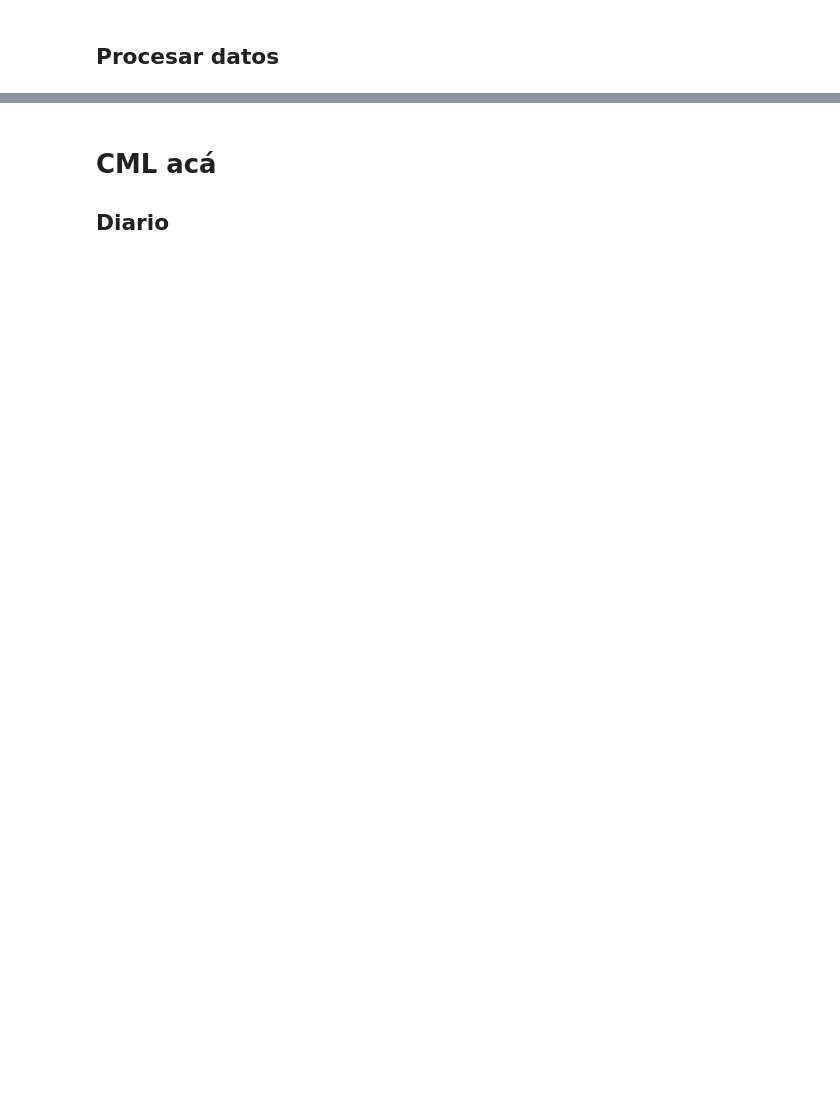
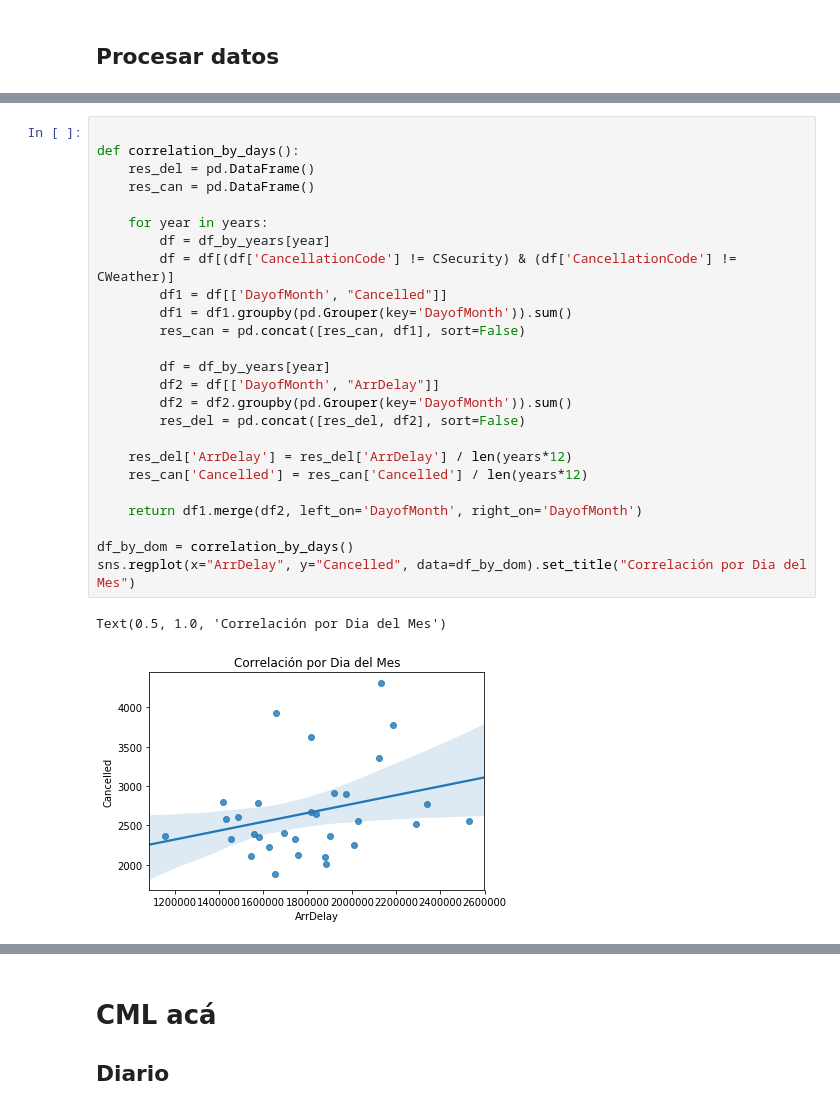
Before and after one commit to jpcenteno/flight-delay-estimation, a Jupyter notebook: notebooks/daily_monthly_cancellation.ipynb, the cells around one changed output, grey strips where cells are left out. Cells and saved outputs as stored; diff of their text form; blank space fills up the shorter version.

```diff
--- a/notebooks/daily_monthly_cancellation.ipynb
+++ b/notebooks/daily_monthly_cancellation.ipynb
@@ -98 +316,29 @@ Listo ./tmp_csv/monthly/
+# %%
+
+def correlation_by_days():
+    res_del = pd.DataFrame()
+    res_can = pd.DataFrame()
+
+    for year in years:
+        df = df_by_years[year]
+        df = df[(df['CancellationCode'] != CSecurity) & (df['CancellationCode'] != CWeather)]
+        df1 = df[['DayofMonth', "Cancelled"]]
+        df1 = df1.groupby(pd.Grouper(key='DayofMonth')).sum()
+        res_can = pd.concat([res_can, df1], sort=False)
+
+        df = df_by_years[year]
+        df2 = df[['DayofMonth', "ArrDelay"]]
+        df2 = df2.groupby(pd.Grouper(key='DayofMonth')).sum()
+        res_del = pd.concat([res_del, df2], sort=False)
+
+    res_del['ArrDelay'] = res_del['ArrDelay'] / len(years*12)
+    res_can['Cancelled'] = res_can['Cancelled'] / len(years*12)
+
+    return df1.merge(df2, left_on='DayofMonth', right_on='DayofMonth')
+
+df_by_dom = correlation_by_days()
+sns.regplot(x="ArrDelay", y="Cancelled", data=df_by_dom).set_title("Correlación por Dia del Mes")
+# %% [output]
+Text(0.5, 1.0, 'Correlación por Dia del Mes')
+[figure, added]
 # %%
```
Also changed, not shown: parts of 25 cells of this notebook, 1 other file.
